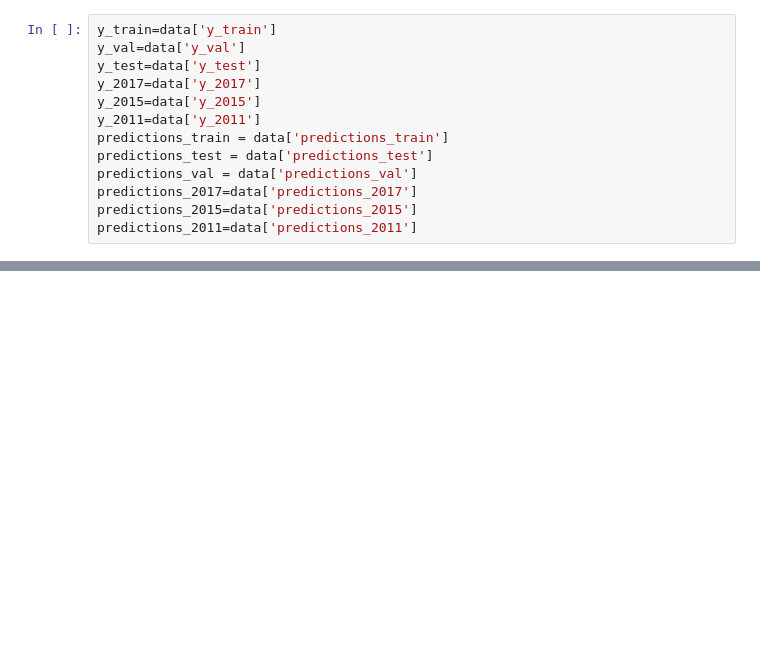
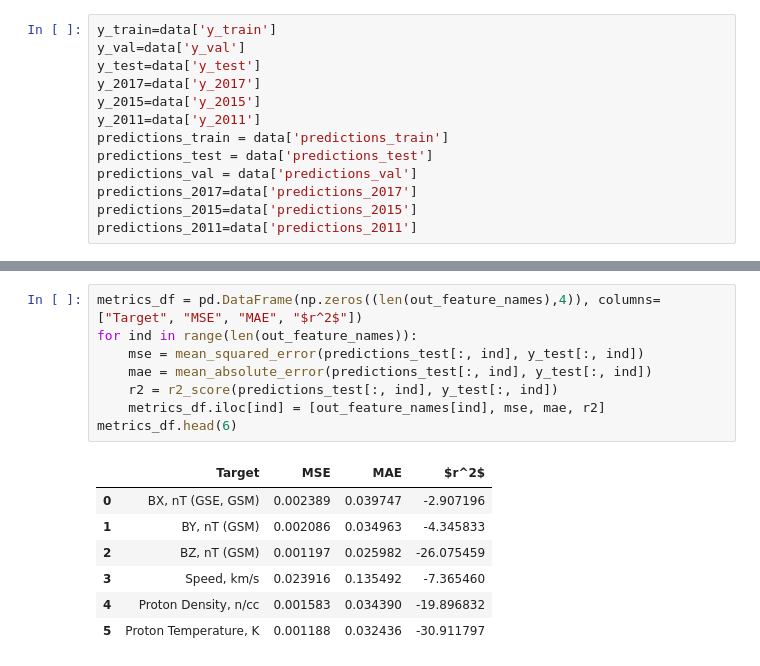
Before and after one commit to FrontierDevelopmentLab/2024-HL-GeoCL, a Jupyter notebook: 2020-FDL-X-Geo/sheath/Inference_XGBoost.ipynb, the cells around one changed output, grey strips where cells are left out. Drawn from its saved outputs; the diff is of its cells as text; blank space fills up the shorter version.

Commit message:
Some metrics calculation in notebook

```diff
--- a/2020-FDL-X-Geo/sheath/Inference_XGBoost.ipynb
+++ b/2020-FDL-X-Geo/sheath/Inference_XGBoost.ipynb
@@ -29,0 +61,16 @@ plt.plot(predictions_train[:,ind],'g')
+# %%
+metrics_df = pd.DataFrame(np.zeros((len(out_feature_names),4)), columns=["Target", "MSE", "MAE", "$r^2$"])
+for ind in range(len(out_feature_names)):
+    mse = mean_squared_error(predictions_test[:, ind], y_test[:, ind])
+    mae = mean_absolute_error(predictions_test[:, ind], y_test[:, ind])
+    r2 = r2_score(predictions_test[:, ind], y_test[:, ind])
+    metrics_df.iloc[ind] = [out_feature_names[ind], mse, mae, r2]
+metrics_df.head(6)
+# %% [output]
+|  | Target | MSE | MAE | $r^2$ |
+| 0 | BX, nT (GSE, GSM) | 0.002389 | 0.039747 | -2.907196 |
+| 1 | BY, nT (GSM) | 0.002086 | 0.034963 | -4.345833 |
+| 2 | BZ, nT (GSM) | 0.001197 | 0.025982 | -26.075459 |
+| 3 | Speed, km/s | 0.023916 | 0.135492 | -7.365460 |
+| 4 | Proton Density, n/cc | 0.001583 | 0.034390 | -19.896832 |
+| 5 | Proton Temperature, K | 0.001188 | 0.032436 | -30.911797 |
```
Also changed, not shown: parts of 4 cells of this notebook.
